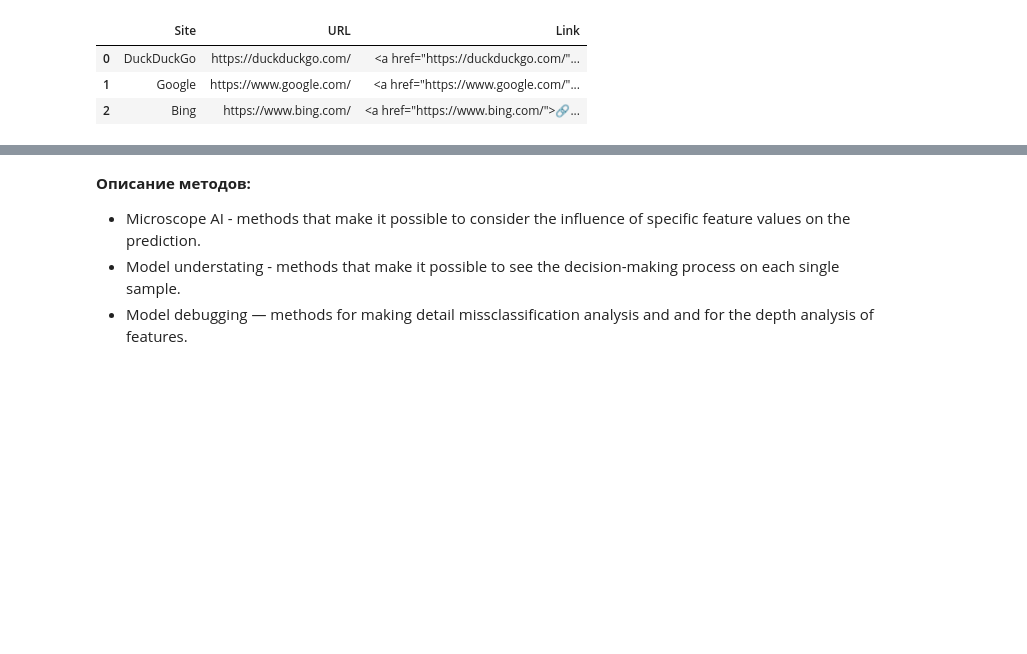
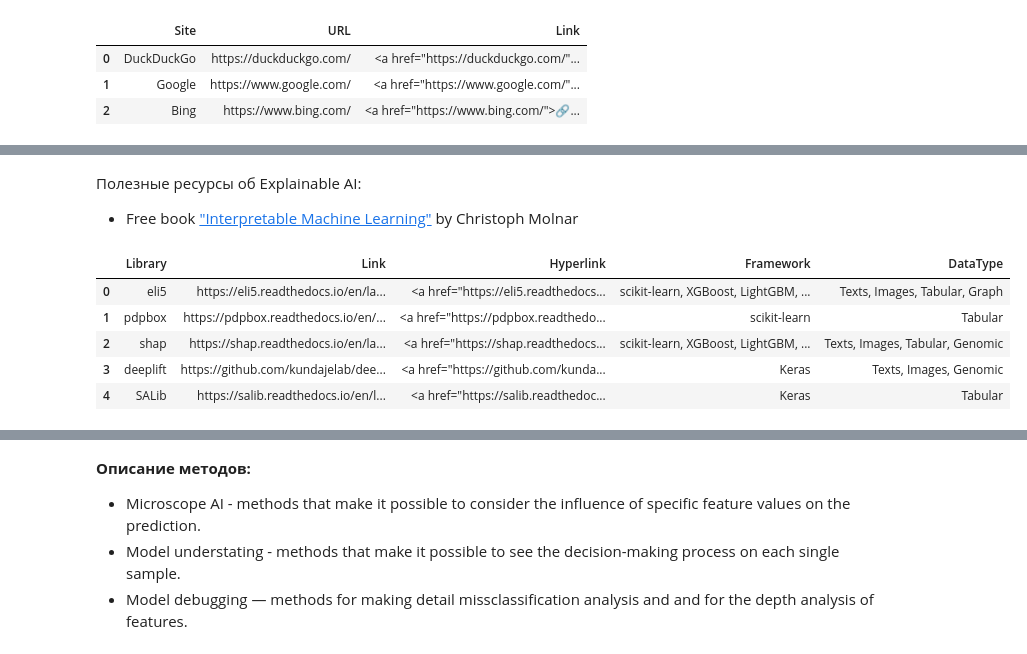
Before and after one commit to SadSabrina/streamlit_XAI_table, a Jupyter notebook: XAI_data.ipynb, the cells around one changed output, grey strips where cells are left out. Drawn from its saved outputs; the diff is of its cells as text; code cells hidden in the pictures; blank space fills up the shorter version.

```diff
--- a/XAI_data.ipynb
+++ b/XAI_data.ipynb
@@ -38,0 +61,21 @@ test_3 = '<a href="https://shap.readthedocs.io/en/latest/index.html">shap</a>, \
+# %% [markdown]
+Полезные ресурсы об Explainable AI:
+- Free book ["Interpretable Machine Learning"](https://christophm.github.io/interpretable-ml-book/) by Christoph Molnar
+# %%
+#merged the general table
+merged_table = pd.read_csv('./data/XAI_links_t_Joined.csv')
+
+#general_table.columns = ['Library', 'Link', 'Hyperlink', 'Frameworks']
+
+merged_table['Hyperlink'] = [create_link(i) for i in merged_table['Link']]
+
+merged_table.columns = ['Library', 'Link', 'Hyperlink', 'Framework', 'DataType']
+
+merged_table.head()
+# %% [output]
+|  | Library | Link | Hyperlink | Framework | DataType |
+| 0 | eli5 | https://eli5.readthedocs.io/en/la... | <a href="https://eli5.readthedocs... | scikit-learn, XGBoost, LightGBM, ... | Texts, Images, Tabular, Graph |
+| 1 | pdpbox | https://pdpbox.readthedocs.io/en/... | <a href="https://pdpbox.readthedo... | scikit-learn | Tabular |
+| 2 | shap | https://shap.readthedocs.io/en/la... | <a href="https://shap.readthedocs... | scikit-learn, XGBoost, LightGBM, ... | Texts, Images, Tabular, Genomic |
+| 3 | deeplift | https://github.com/kundajelab/dee... | <a href="https://github.com/kunda... | Keras | Texts, Images, Genomic |
+| 4 | SALib | https://salib.readthedocs.io/en/l... | <a href="https://salib.readthedoc... | Keras | Tabular |
```
Also changed, not shown: parts of 28 cells of this notebook, 9 other files.
